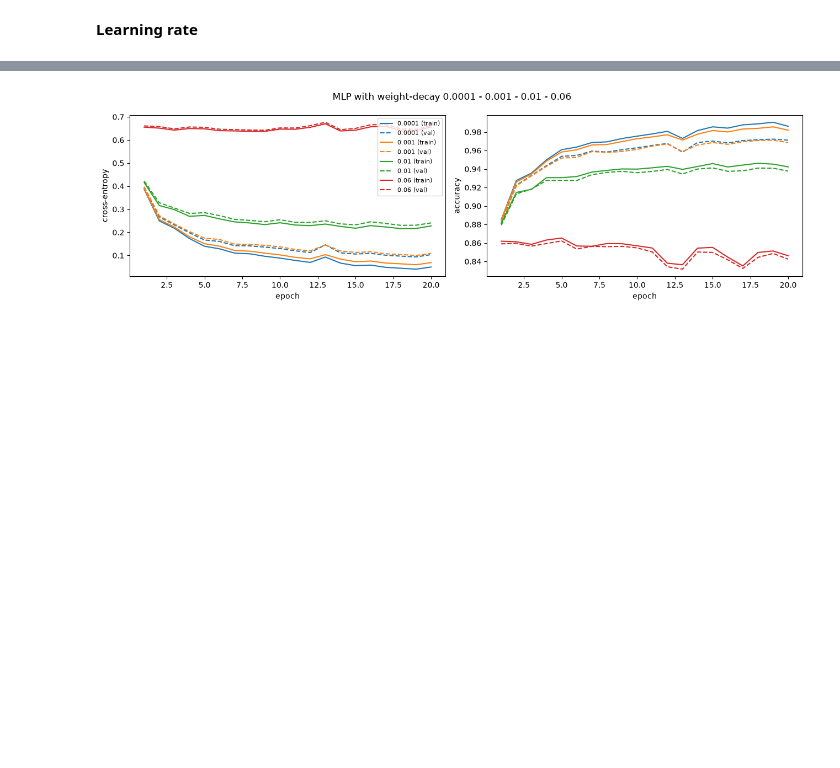
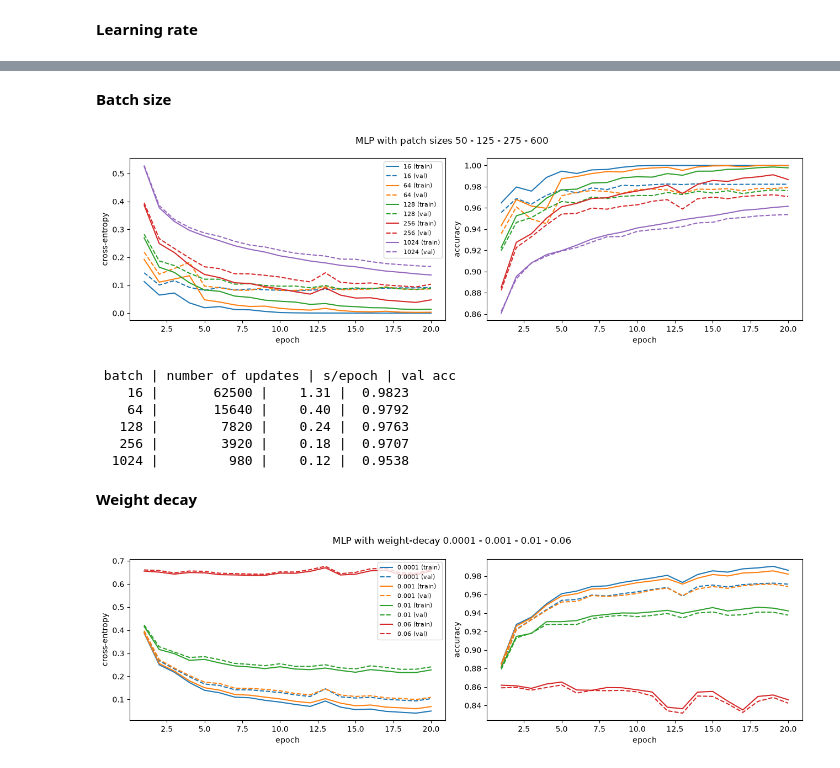
Before and after one commit to ddkhoa83/handwritten_text_recognition, a Jupyter notebook: notebooks/main.ipynb, the cells around one changed output, grey strips where cells are left out. Cells and saved outputs as stored; diff of their text form; code cells hidden in the pictures; blank space fills up the shorter version.

```diff
--- a/notebooks/main.ipynb
+++ b/notebooks/main.ipynb
@@ -266 +271,39 @@ MLP.acc_loss_history_plot(mlp_momen_result, "MLP with momentum 0.1 - 0.5 - 0.9 -
+# %% [markdown]
+**Batch size**
+# %%
+BATCH_SIZES = [16,  64, 128, 256, 1024]
+mlp_batchsize_result = {}
+
+for bs in BATCH_SIZES:
+    mlp_batchsize_model = MLP(batch_size= bs, verbose=False)
+    mlp_batchsize_model.fit(X_train_scaled, y_train, X_val_scaled, y_val)
+    mlp_batchsize_result[bs] = (mlp_batchsize_model.history_)
+
+MLP.acc_loss_history_plot(mlp_batchsize_result, "MLP with patch sizes 50 - 125 - 275 - 600")
+# %% [output]
+[figure, new version]
+# %%
+bs_rows = []   # moi phan tu: (batch_size, number of updates, giay/epoch, val acc)
+
+for bs in BATCH_SIZES:
+    mlp_batchsize_model = MLP(batch_size= bs, verbose=False)
+    mlp_batchsize_model.fit(X_train_scaled, y_train, X_val_scaled, y_val)
+
+    updates = int(np.ceil(len(X_train_scaled) / bs)) * mlp_batchsize_model.n_epochs
+    seconds_per_epoch = float(np.mean(mlp_batchsize_model.history_["time"])) if mlp_batchsize_model.history_["time"] else float("nan")
+    val_acc = float(mlp_batchsize_model.history_["val_acc"][-1]) if mlp_batchsize_model.history_["val_acc"] else float("nan")
+    bs_rows.append((bs, updates, seconds_per_epoch, val_acc))
+
+print(f"{'batch':>6} | {'number of updates':>11} | {'s/epoch':>7} | {'val acc':>7}")
+for bs, nu, t, va in bs_rows:
+    print(f"{bs:>6} | {nu:>11} | {t:7.2f} | {va:7.4f}")
+# %% [output]
+ batch | number of updates | s/epoch | val acc
+    16 |       62500 |    1.31 |  0.9823
+    64 |       15640 |    0.40 |  0.9792
+   128 |        7820 |    0.24 |  0.9763
+   256 |        3920 |    0.18 |  0.9707
+  1024 |         980 |    0.12 |  0.9538
+# %% [markdown]
+**Weight decay**
 # %%
```
Also changed, not shown: parts of 17 cells of this notebook, 1 other file.
